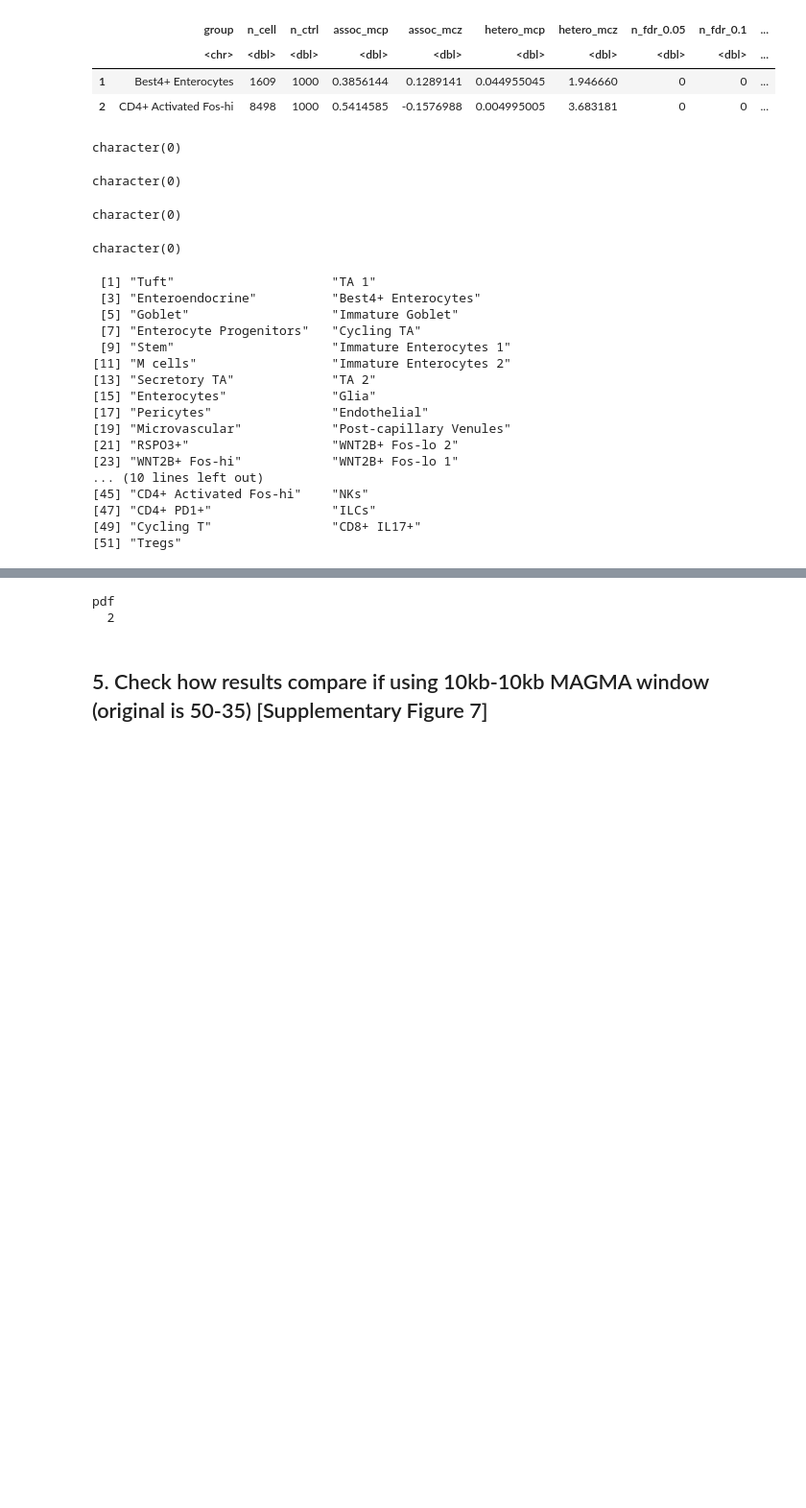
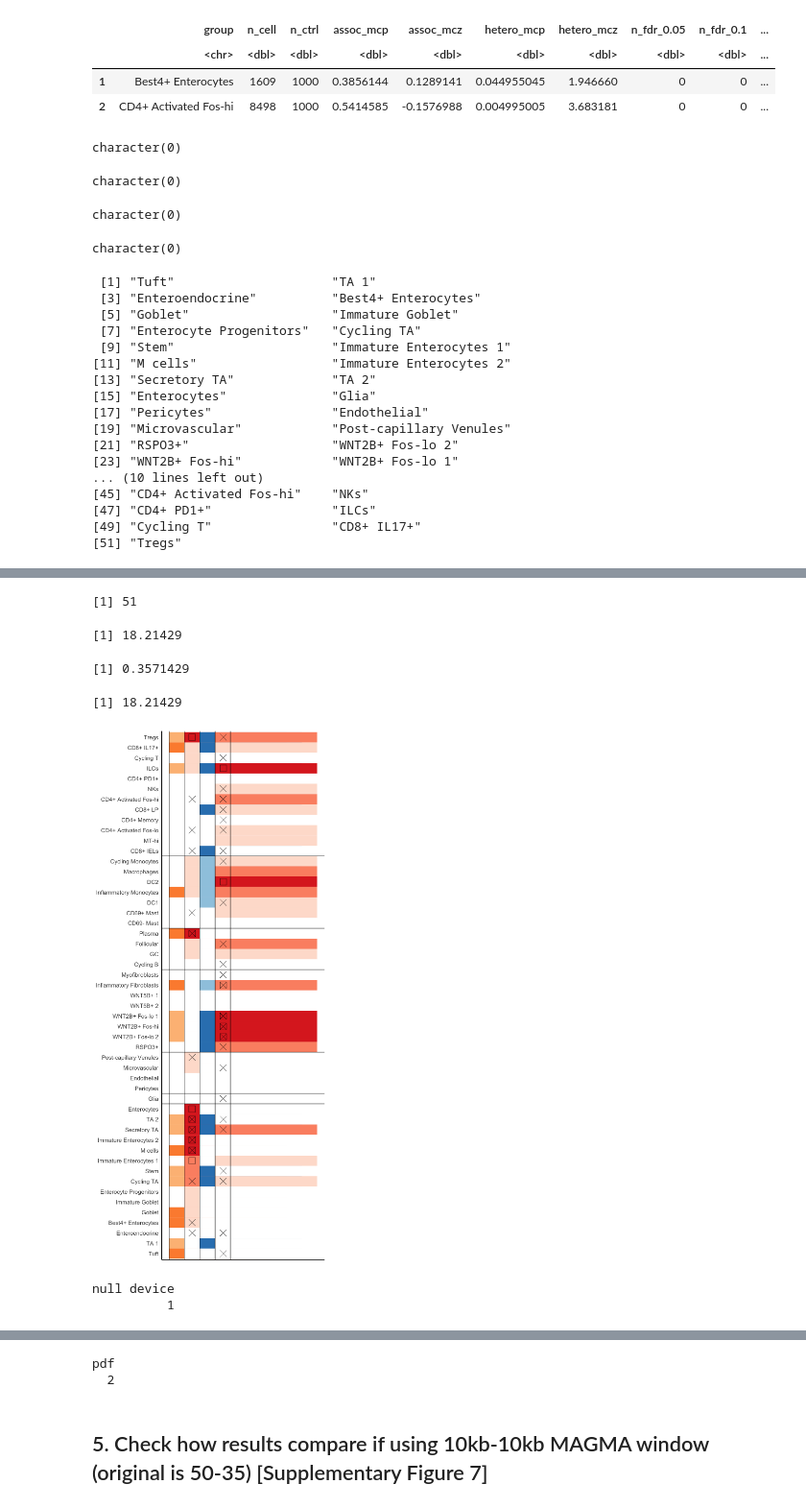
Before and after one commit to fanzhanglab/SCRNA-GWAS-Benchmarking, a Jupyter notebook: analysis/0B_Dist_path/Compare_CD_UC.ipynb, the cells around one changed output, grey strips where cells are left out. Shown at 96% size. Saved outputs shown, nothing was run; the diff lists cells and outputs as text; code cells hidden in the pictures; blank space fills up the shorter version.

Commit message:
redoing graphs for supp figs

```diff
--- a/analysis/0B_Dist_path/Compare_CD_UC.ipynb
+++ b/analysis/0B_Dist_path/Compare_CD_UC.ipynb
@@ -441,0 +381,62 @@ p1
+# %%
+data <- UC_micro_table
+options(repr.plot.height = nrow(data)/2.8, repr.plot.width =5 )
+data2 <- CD_micro_table
+#data2$group <- factor(data2$group, ranked_cell_clusters)
+
+# 10kb
+p1 <-
+    ggplot(data) +
+    geom_tile(data=data, aes(x=0, y=factor(group, levels=ranked_cell_clusters), fill=factor(group, levels=ranked_cell_clusters))) +
+    scale_fill_manual(values=exp_colors_uc) +
+
+
+    new_scale("fill") +
+    geom_tile(aes(x=0.15, y=factor(group, levels=ranked_cell_clusters), fill=cut(assoc_mcz, breaks = c(-3, 0, 1, 2, 4)))) +
+    geom_point(data = data[data$assoc_mcp < 0.05,], aes(x=-0.275, y=group), size=7, color='black', shape=0) +
+    geom_point(data = data[data$hetero_mcp < 0.05,], aes(x=-0.275, y=group), size=7, color='black', shape=4) +
+    scale_fill_manual(values = c('white', '#fee0d2', "#fc9272", '#de2d26'),
+                   limits = c('(-3,0]', '(0,1]', '(1,2]', '(2,4]'))  + labs(y="scDRS Zscore",x='',fill="Group Zscore") +
+    # geom_point(data = data[data$hetero_mcp < 0.05,], aes(x=0.75, y=factor(group, levels=names(meta_colors)), size = hetero_mcz), color='black') +
+    # geom_text(data=data[data$rank_assoc_mcz<11,], aes(x=0.3, factor(group, levels=ranked_cell_clusters),
+    #                                           label = rank_assoc_mcz)) +
+    new_scale("fill") +
+    geom_tile(data=data, aes(x=0.3, y=factor(group, levels=ranked_cell_clusters), fill=factor(group, levels=ranked_cell_clusters))) +
+    scale_fill_manual(values=exp_colors_cd) +
+    new_scale("fill") +
+    geom_tile(data=data2, aes(x=0.45, y=factor(group, levels=ranked_cell_clusters), fill=cut(assoc_mcz, breaks = c(-3, 0, 1, 2, 4)))) +
+    geom_point(data = data2[data2$assoc_mcp < 0.05,], aes(x=0.03, y=group), size=7, color='black', shape=0) +
+    geom_point(data = data2[data2$hetero_mcp < 0.05,], aes(x=0.03, y=group), size=7, color='black', shape=4) +
+
+    theme_classic(base_size =20)  + xlab("scGWAS   scDRS") +
+    geom_vline(xintercept=-0.35) + geom_vline(xintercept=-0.5) +geom_vline(xintercept=-0.2) +
+    geom_vline(xintercept=-0.05) +geom_vline(xintercept=0.1) +
+
+
+    scale_fill_manual(values = c('white', '#fee0d2', "#fc9272", '#de2d26'),
+                   limits = c('(-3,0]', '(0,1]', '(1,2]', '(2,4]'))  + labs(y="scDRS Zscore",x='',fill="Group Zscore") +
+    theme_classic(base_size =17.5) +
+    theme(
+           legend.position="none", axis.text.x = element_blank(),
+          axis.title.y = element_blank(), axis.ticks.y = element_blank(),
+         axis.ticks.x = element_blank(), axis.title.x = element_blank()) +
+ geom_hline(yintercept=15.5)+geom_hline(yintercept=16.5) + geom_hline(yintercept=20.5)+  geom_hline(yintercept=39.5) + geom_hline(yintercept=32.5) + geom_hline(yintercept=28.5) +
+labs(fill='Group\nZ_score')
+
+nrow(data)
+(nrow(data)/2.8)
+(nrow(data)/2.8)/nrow(data)
+0.357142857142857*nrow(data)
+options(repr.plot.height = 0.357142857142857*nrow(data), repr.plot.width =8)
+p1
+#pdf("./RA_AS_hg38_53kb_03-15-24.pdf", width=8, height=nrow(data)/2.8)
+#print(p1)
+#dev.off()
+# %% [output]
+[1] 51
+[1] 18.21429
+[1] 0.3571429
+[1] 18.21429
+[figure, added]
+null device
+          1
```
Also changed, not shown: parts of 24 cells of this notebook.
